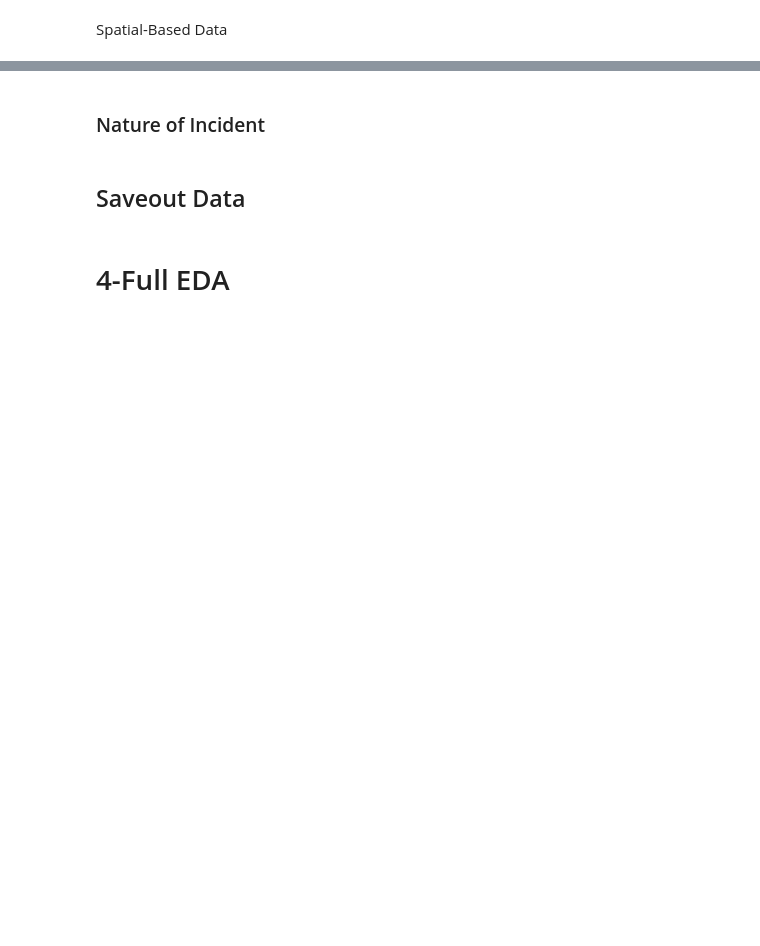
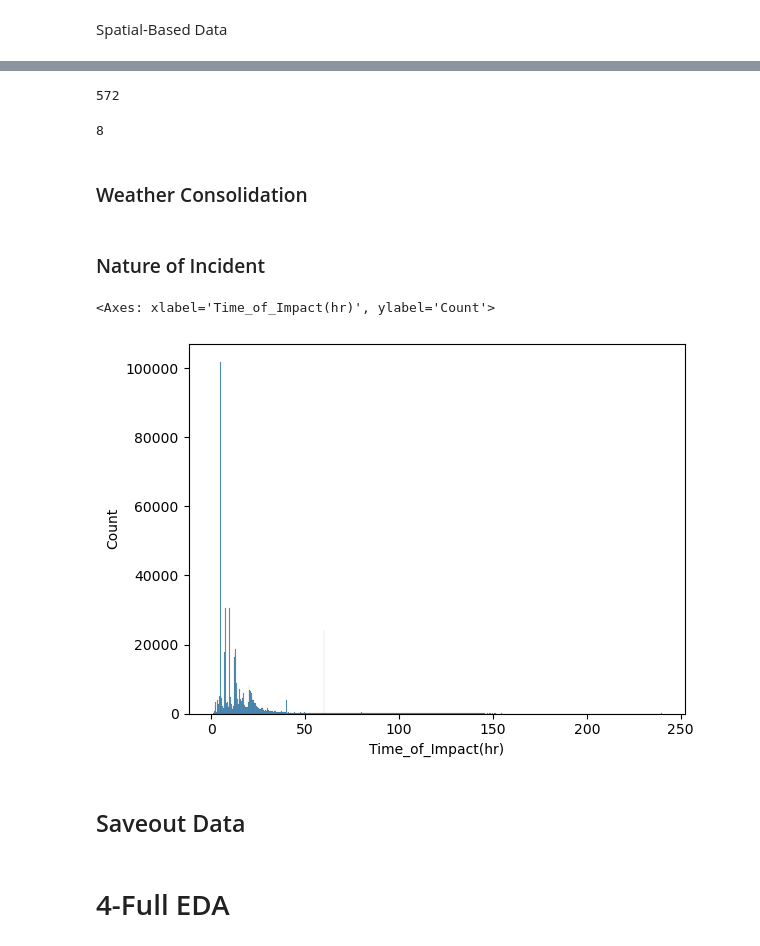
Before and after one commit to gpo2105/Capstone_1, a Jupyter notebook: Draft.ipynb, the cells around one changed output, grey strips where cells are left out. Drawn from its saved outputs; the diff is of its cells as text; code cells hidden in the pictures; blank space fills up the shorter version.

Commit message:
EoD Draft Update
Further feature engineering and started outlining statistical analyses (need to turn into function).

```diff
--- a/Draft.ipynb
+++ b/Draft.ipynb
@@ -383,0 +574,2 @@ data_clean['Hour'].value_counts(normalize=True).sort_index()
+# %%
+data_clean['Weekend'] = ((data_clean['DayofWeek'] == 0) | (data_clean['DayofWeek'] == 6))
@@ -383,0 +589,2 @@ data_clean['Hour'].value_counts(normalize=True).sort_index()
+# %%
+data_clean['Morning_Rush'] = ((6 > data_clean['DayofWeek']) & (data_clean['DayofWeek'] > 0) & (data_clean['Start'].dt.hour >= 6) & (10 >= data_clean['Start'].dt.hour))
@@ -383,0 +595,2 @@ data_clean['Hour'].value_counts(normalize=True).sort_index()
+# %%
+data_clean['Evening_Rush'] = ((6 > data_clean['DayofWeek']) & (data_clean['DayofWeek'] > 0) & (data_clean['Start'].dt.hour >= 15) & (19 >= data_clean['Start'].dt.hour))
@@ -402,9 +699,22 @@ data_clean.State.value_counts()
+# %%
+data_clean["Street"].str.startswith('Route').sum()
+# %% [output]
+572
+# %%
+data_clean["Street"].str.startswith('Rt').sum()
+# %% [output]
+8
+# %% [markdown]
+### Weather Consolidation
 # %% [markdown]
 ### Nature of Incident
 # %%
-data_clean['TimeofImpact(hrs)'] = (data_clean['End'] - data_clean['Start'])/360
+data_clean['Time_of_Impact(hr)'] = (data_clean['End'] - data_clean['Start']).dt.seconds/360
 # %%
-sns.histplot(data_clean['TimeofImpact(hrs)'])
+sns.histplot(data_clean['Time_of_Impact(hr)'])
+# %% [output]
+<Axes: xlabel='Time_of_Impact(hr)', ylabel='Count'>
+[figure, added]
 # %% [markdown]
 ## Saveout Data
 # %%
```
Also changed, not shown: parts of 74 cells of this notebook.
